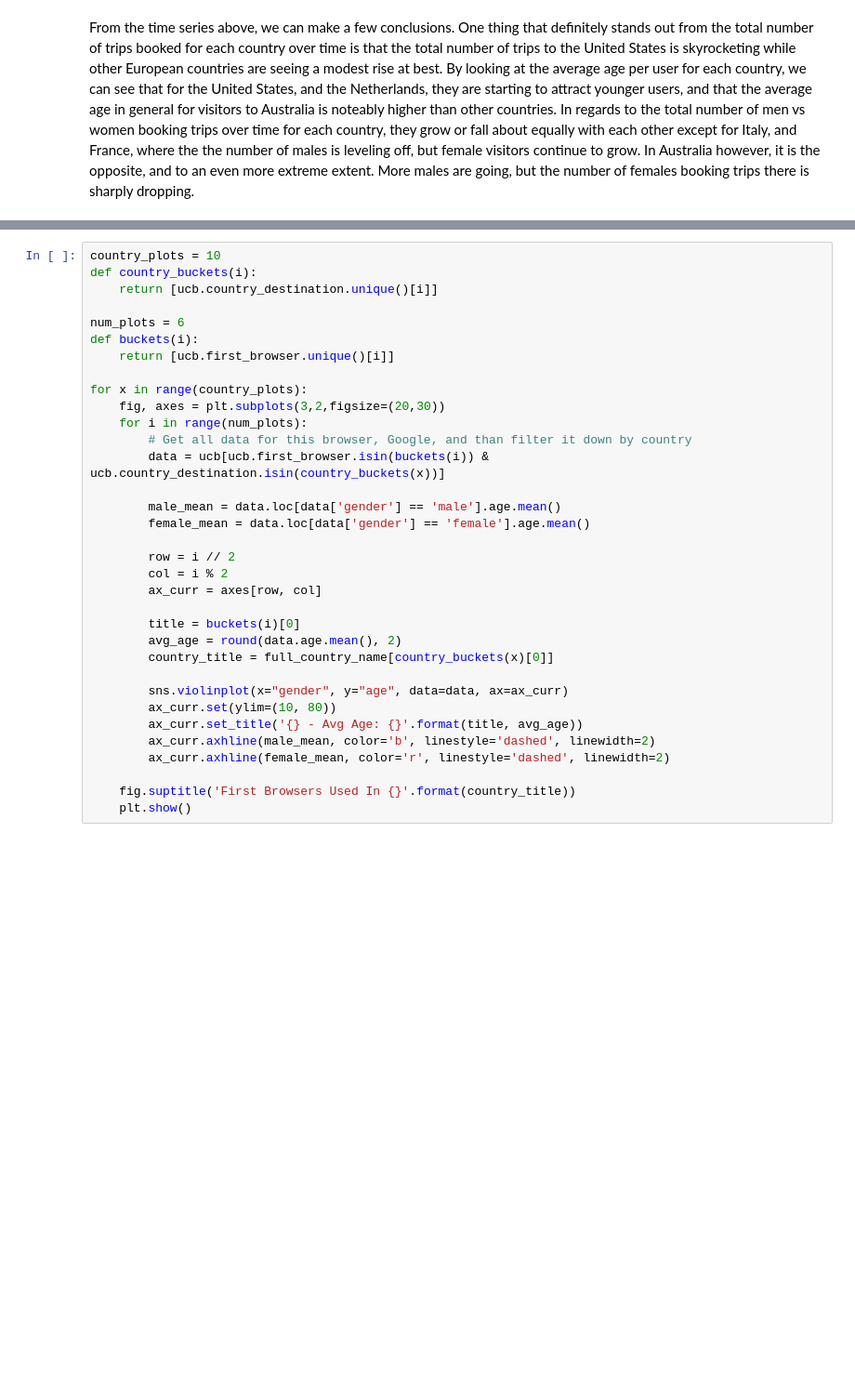
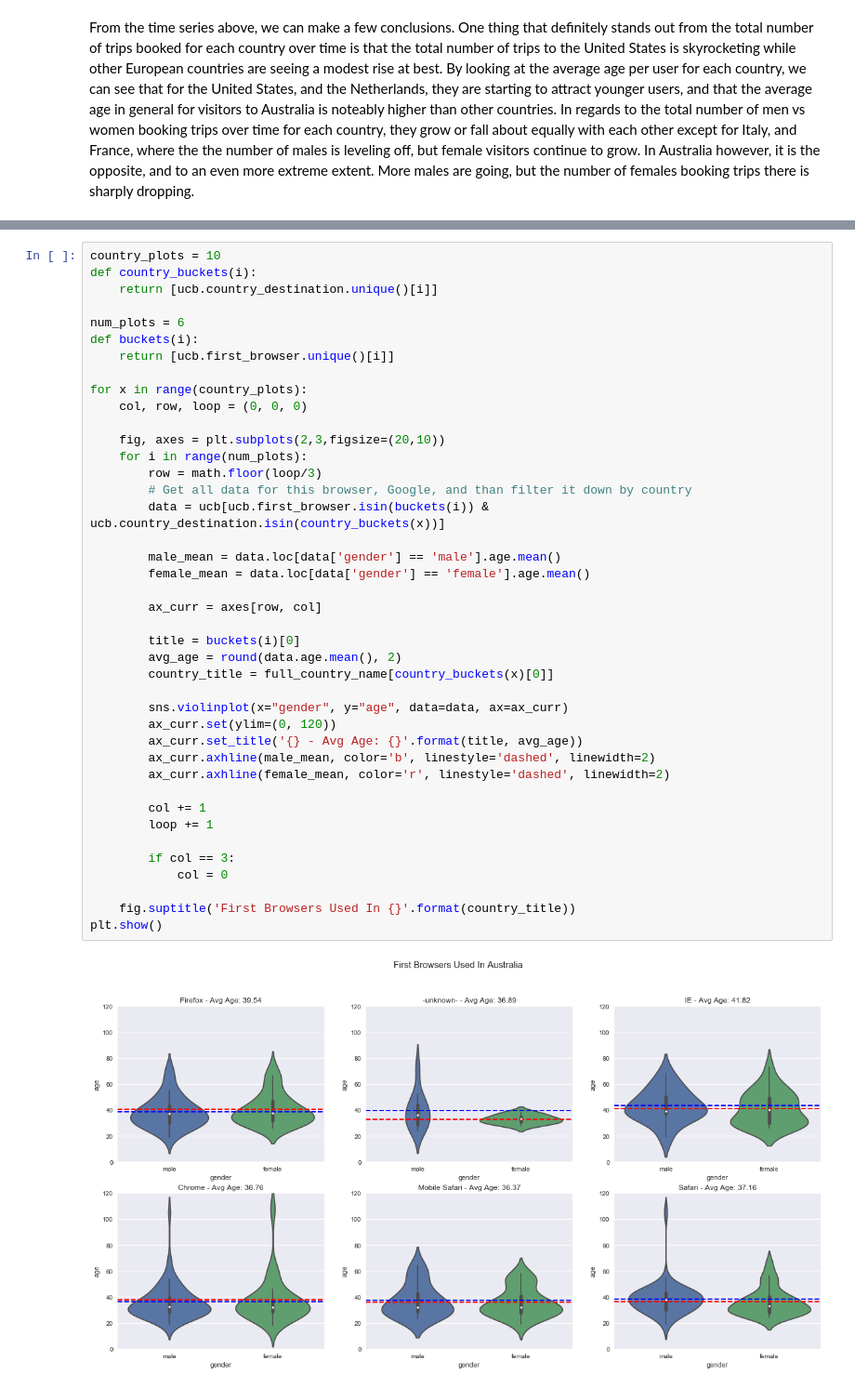
Before and after one commit to TJBANEY/Springboard-Code, a Jupyter notebook: Capstone Data Story.ipynb, the cells around one changed output, grey strips where cells are left out. Shown at 93% size. Drawn from its saved outputs; the diff is of its cells as text; blank space fills up the shorter version.

```diff
--- a/Capstone Data Story.ipynb
+++ b/Capstone Data Story.ipynb
@@ -357,34 +354,43 @@ plt.show()
 # %%
 country_plots = 10
 def country_buckets(i):
     return [ucb.country_destination.unique()[i]]
 
 num_plots = 6
 def buckets(i):
     return [ucb.first_browser.unique()[i]]
 
 for x in range(country_plots):
-    fig, axes = plt.subplots(3,2,figsize=(20,30))
+    col, row, loop = (0, 0, 0)
+
+    fig, axes = plt.subplots(2,3,figsize=(20,10))
     for i in range(num_plots):
+        row = math.floor(loop/3)
         # Get all data for this browser, Google, and than filter it down by country
         data = ucb[ucb.first_browser.isin(buckets(i)) & ucb.country_destination.isin(country_buckets(x))]
 
         male_mean = data.loc[data['gender'] == 'male'].age.mean()
         female_mean = data.loc[data['gender'] == 'female'].age.mean()
 
-        row = i // 2
-        col = i % 2
         ax_curr = axes[row, col]
 
         title = buckets(i)[0]
         avg_age = round(data.age.mean(), 2)
         country_title = full_country_name[country_buckets(x)[0]]
 
         sns.violinplot(x="gender", y="age", data=data, ax=ax_curr)
-        ax_curr.set(ylim=(10, 80))
+        ax_curr.set(ylim=(0, 120))
         ax_curr.set_title('{} - Avg Age: {}'.format(title, avg_age))
         ax_curr.axhline(male_mean, color='b', linestyle='dashed', linewidth=2)
         ax_curr.axhline(female_mean, color='r', linestyle='dashed', linewidth=2)
 
+        col += 1
+        loop += 1
+
+        if col == 3:
+            col = 0
+
     fig.suptitle('First Browsers Used In {}'.format(country_title))
-    plt.show()
+plt.show()
+# %% [output]
+[figure, added]
```
Also changed, not shown: parts of 25 cells of this notebook.
